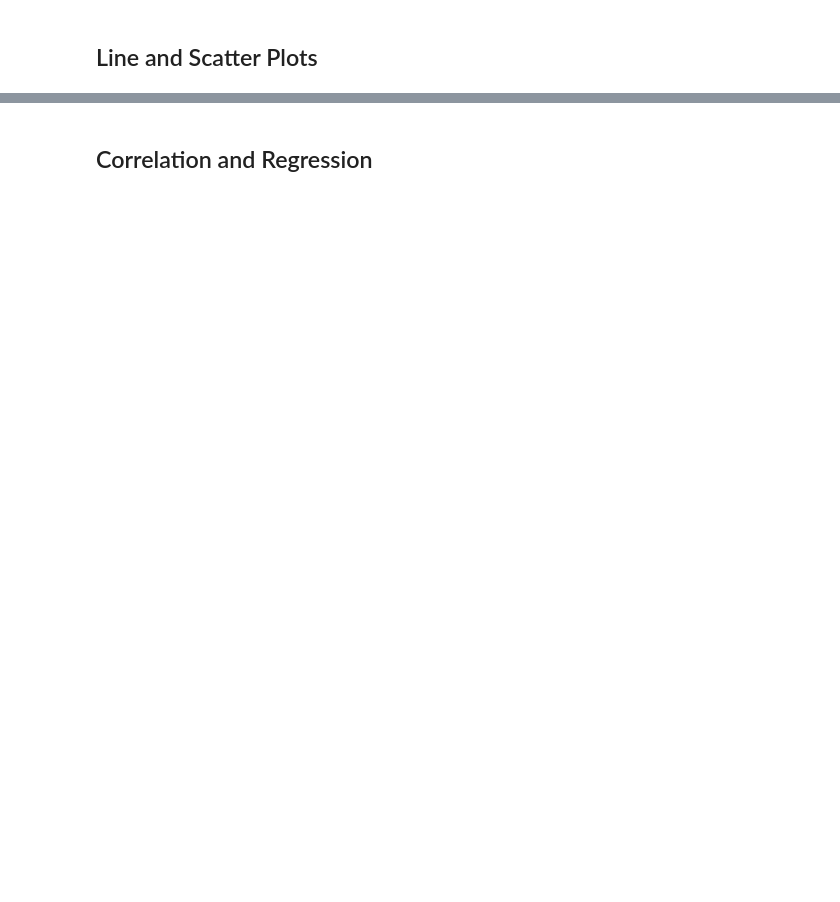
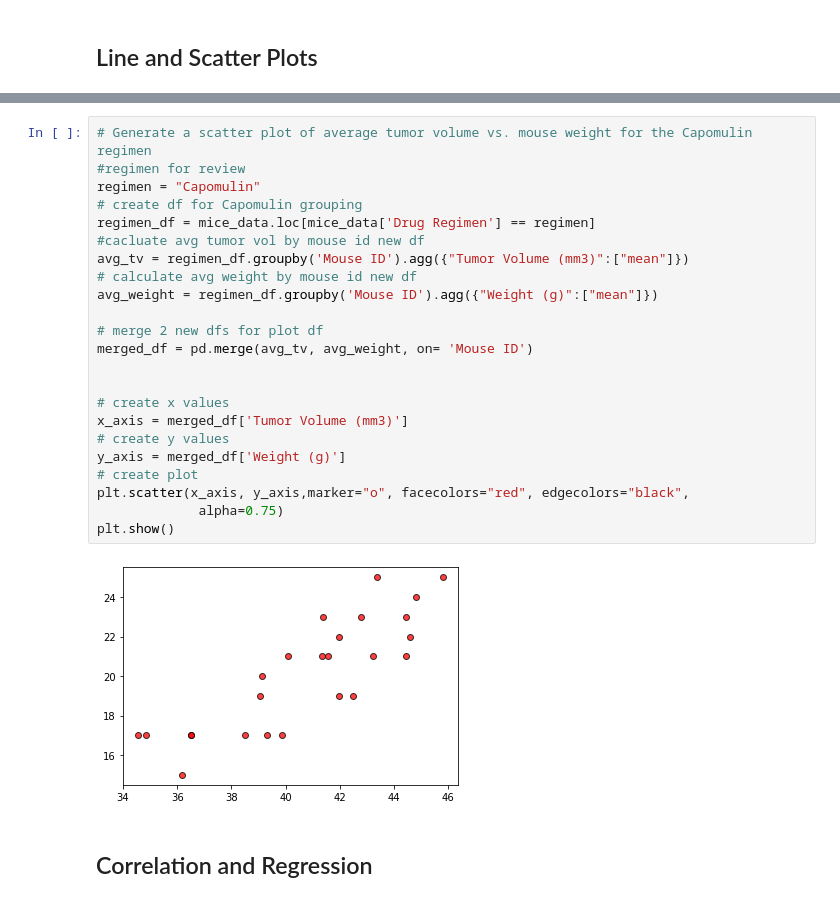
Before and after one commit to chadmilburn/matplotlib-challenge, a Jupyter notebook: Pymaceuticals/pymaceuticals_starter.ipynb, the cells around one changed output, grey strips where cells are left out. Drawn from its saved outputs; the diff is of its cells as text; blank space fills up the shorter version.

```diff
--- a/Pymaceuticals/pymaceuticals_starter.ipynb
+++ b/Pymaceuticals/pymaceuticals_starter.ipynb
@@ -301,3 +288,28 @@ plt.show()
+# %%
+# Generate a scatter plot of average tumor volume vs. mouse weight for the Capomulin regimen
+#regimen for review
+regimen = "Capomulin"
+# create df for Capomulin grouping
+regimen_df = mice_data.loc[mice_data['Drug Regimen'] == regimen]
+#cacluate avg tumor vol by mouse id new df
+avg_tv = regimen_df.groupby('Mouse ID').agg({"Tumor Volume (mm3)":["mean"]})
+# calculate avg weight by mouse id new df
+avg_weight = regimen_df.groupby('Mouse ID').agg({"Weight (g)":["mean"]})
+
+# merge 2 new dfs for plot df
+merged_df = pd.merge(avg_tv, avg_weight, on= 'Mouse ID')
+
+
+# create x values
+x_axis = merged_df['Tumor Volume (mm3)']
+# create y values
+y_axis = merged_df['Weight (g)']
+# create plot
+plt.scatter(x_axis, y_axis,marker="o", facecolors="red", edgecolors="black",
+             alpha=0.75)
+plt.show()
+# %% [output]
+[figure, added]
 # %% [markdown]
 ## Correlation and Regression
 # %%
```
Also changed, not shown: parts of 8 cells of this notebook.
